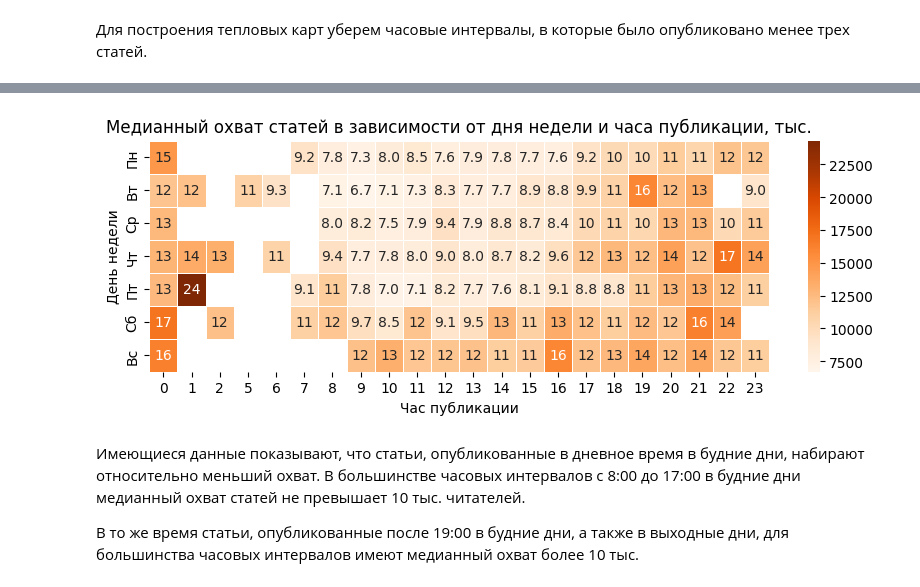
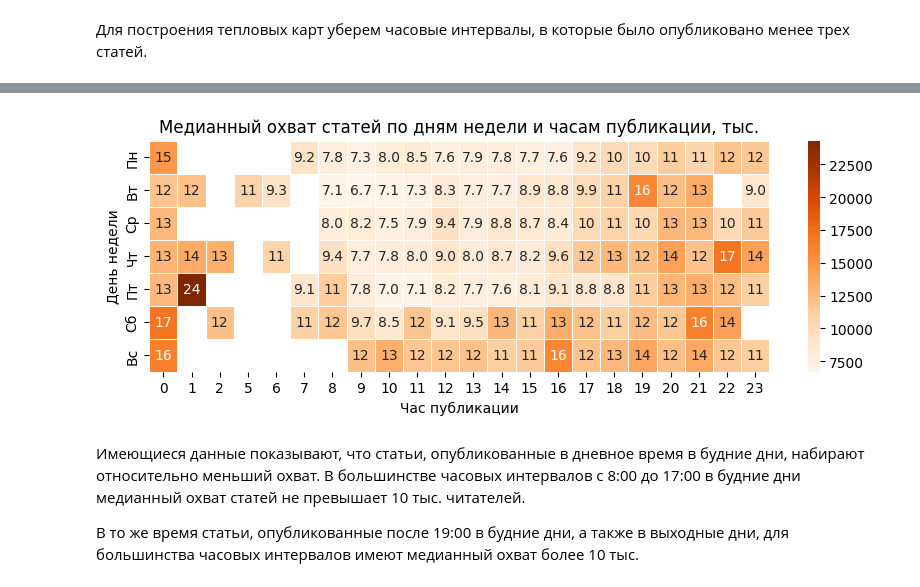
Before and after one commit to EgorTatarnikov/habr_article_reach_analysis, a Jupyter notebook: habr_article_reach_analysis.ipynb, the cells around one changed output, grey strips where cells are left out. Drawn from its saved outputs; the diff is of its cells as text; code cells hidden in the pictures.

```diff
--- a/habr_article_reach_analysis.ipynb
+++ b/habr_article_reach_analysis.ipynb
@@ -1020,34 +1020,34 @@ plt.show()
 # %%
 pivot_median = weekly_hour_views_short.pivot(
     index="weekday",
     columns="hour",
     values="median_views"
 )
 
 pivot_median = pivot_median.loc[["Пн", "Вт", "Ср", "Чт", "Пт", "Сб", "Вс"]]
 
 # подписи внутри ячеек в сокращённом виде
 annot_labels = pivot_median.map(format_k)
 
 
 plt.figure(figsize=(10, 3))
 
 sns.heatmap(
     pivot_median,
     annot=annot_labels,
     fmt="",
     cmap="Oranges",
     linewidths=0.5,
     annot_kws={"fontsize": 10}
 )
 
-plt.title("Медианный охват статей в зависимости от дня недели и часа публикации, тыс.")
+plt.title("Медианный охват статей по дням недели и часам публикации, тыс.")
 plt.xlabel("Час публикации")
 plt.ylabel("День недели")
 
 plt.show()
 # %% [output]
-[figure, old version]
+[figure, new version]
 # %% [markdown]
 Имеющиеся данные показывают, что статьи, опубликованные в дневное время в будние дни, набирают относительно меньший охват. В большинстве часовых интервалов с 8:00 до 17:00 в будние дни медианный охват статей не превышает 10 тыс. читателей.
 
```
Also changed, not shown: parts of 14 cells of this notebook, 1 other file.
